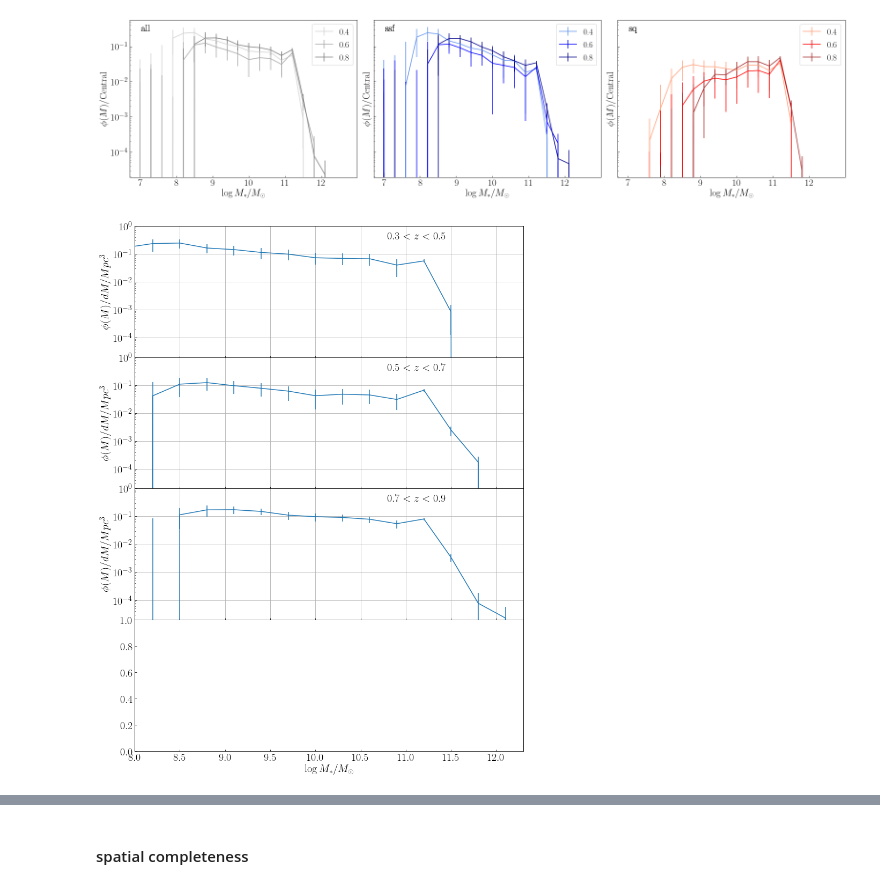
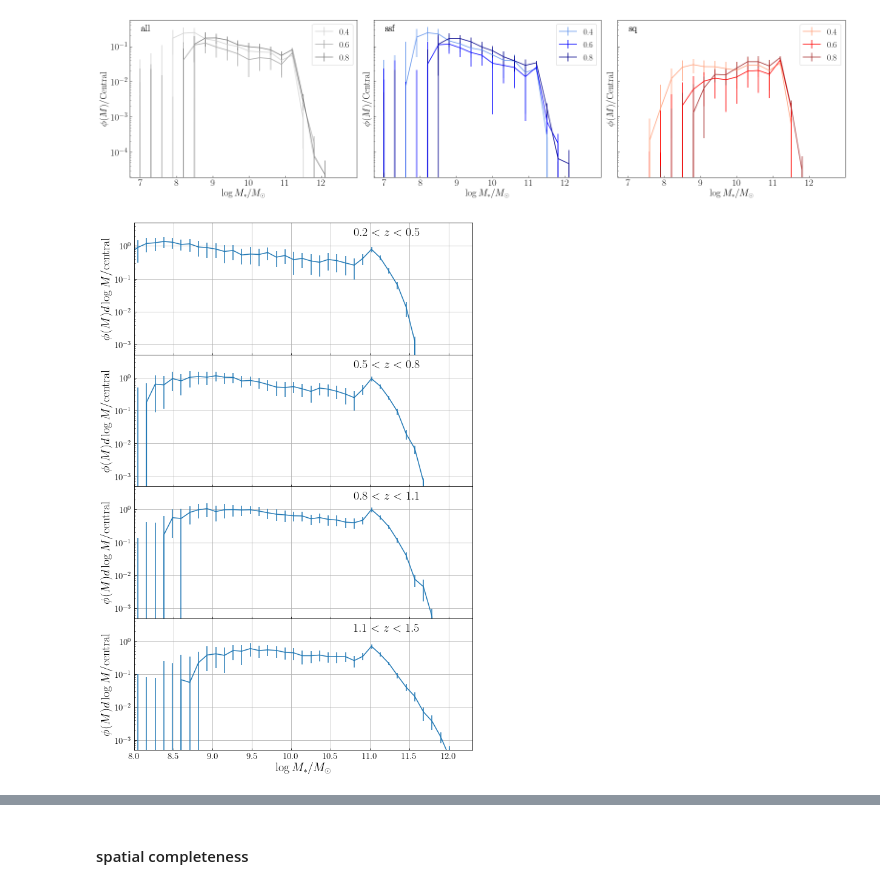
Before and after one commit to LejayChen/massive_gals, a Jupyter notebook: new_radial_distribution_2023.ipynb, the cells around one changed output, grey strips where cells are left out. Drawn from its saved outputs; the diff is of its cells as text; code cells hidden in the pictures.

```diff
--- a/new_radial_distribution_2023.ipynb
+++ b/new_radial_distribution_2023.ipynb
@@ -299,18 +372,18 @@ my mass function is lower --> maybe redshift problem --> use pcat redshifts -->
 #### Satellite SMF
 mass cut for central: 11.3
 # %%
-def combine_deep_smf(path, ssfq, affix, z):
+def combine_deep_smf(path, ssfq, affix, z, masscut_low='7.0',bin_number=50):
     counts_total = 0
-    smf_avg_total = np.zeros(20)
-    smf_inf_total = np.zeros(20)
-    smf_sup_total = np.zeros(20)
+    smf_avg_total = np.zeros(bin_number)
+    smf_inf_total = np.zeros(bin_number)
+    smf_sup_total = np.zeros(bin_number)
     for cat_name in ['COSMOS_deep','DEEP_deep','ELAIS_deep']:
-        smf = np.genfromtxt(path+'smf_'+cat_name+'_0.0_0.7_7.0_all_'+ssfq+'_'+z+'_'+affix+'.txt')
+        smf = np.genfromtxt(path+'smf_'+cat_name+'_0.0_0.7_'+masscut_low+'_all_'+ssfq+'_'+z+'_'+affix+'.txt')
 
         count = smf[0]
-        smf_avg = smf[1:21]
-        smf_inf = smf[21:41]
-        smf_sup = smf[41:61]
+        smf_avg = smf[1:bin_number+1]
+        smf_inf = smf[bin_number+1:2*bin_number+1]
+        smf_sup = smf[2*bin_number+1:3*bin_number+1]
 
         counts_total += count
         smf_avg_total += smf_avg * count
@@ -400,40 +578,44 @@ plt.tight_layout()
 # %%
 # plot SMF
 
-fig, axs = plt.subplots(4, 1, figsize = (13, 18),sharex=True)
+fig, axs = plt.subplots(4, 1, figsize = (10, 16),sharex=True,sharey=True)
 q_colors = ['lightsalmon','red','brown','maroon']
 sf_colors = ['cornflowerblue','blue','darkblue','midnightblue']
 all_colors  = ['lightgray','darkgray','gray','black']
 color_sets = [all_colors, sf_colors, q_colors]
 
+z_mins = [0.2,0.5,0.8,1.1]
+z_maxs = [0.5,0.8,1.1,1.5]
+
 num_bins = 50 # number of bin edges
-m_bin_left_edges = np.linspace(7.0, 13.0, num=21)[:-1]
+m_bin_left_edges = np.linspace(7.5, 13.0, num=num_bins+1)[:-1]
 ssfq='all'
 count_type = 'sat'
 
 fit_params = []
 fit_params_err = []
-for i,z in enumerate([0.4,0.6,0.8]):
-    n_centrals, smf_avg, smf_inf, smf_sup = combine_deep_smf('smf_pcat/test_smf_pcat_jan24/', ssfq, count_type, str(z))
-    axs[i].errorbar(m_bin_left_edges, smf_avg/n_centrals,yerr=[smf_avg-smf_inf,smf_sup-smf_avg]/n_centrals,label=str(z))
+for i,z in enumerate(z_mins):
+    n_centrals, smf_avg, smf_inf, smf_sup = combine_deep_smf('smf_pcat/test_smf_new_cat/', ssfq, count_type, str(z), masscut_low='7.5',bin_number=num_bins)
+    axs[i].errorbar(m_bin_left_edges, smf_avg,yerr=[smf_avg-smf_inf,smf_sup-smf_avg],label=str(z))
 
-    y_fitting = smf_avg/n_centrals
-    y_fitting_err = (smf_avg-smf_inf)/n_centrals
-    popt, pcov, chi2_ = fit_schechter_con(m_bin_left_edges, y_fitting, y_fitting_err, 4, -4, 0.2)
-    fit_params.append(popt)
-    fit_params_err.append(np.sqrt(np.diag(pcov)))
+#     y_fitting = smf_avg/n_centrals
+#     y_fitting_err = (smf_avg-smf_inf)/n_centrals
 
-    axs[i].set_ylabel('$\phi(M)/dM/Mpc^3$',fontsize=20)
+#     popt, pcov, chi2_ = fit_double_schechter_con(m_bin_left_edges, y_fitting*1e3, y_fitting_err, 5,-5,0.15,double_fit=False)
+#     fit_params.append(popt)
+#     fit_params_err.append(np.sqrt(np.diag(pcov)))
+
+    axs[i].set_ylabel('$\phi(M)d\log M/\mathrm{central}$',fontsize=20)
     axs[i].set_yscale('log')
     axs[i].set_xlim([8,12.3])
-    axs[i].set_ylim([2e-5,1])
-    axs[i].annotate('$'+str(round(z-0.1,1))+'<z<'+str(round(z+0.1,1))+'$',xy=([0.65,0.9]),xycoords='axes fraction',fontsize=20,color='k')
+    axs[i].set_ylim([5e-4,5])
+    axs[i].annotate('$'+str(round(z_mins[i],1))+'<z<'+str(round(z_maxs[i],1))+'$',xy=([0.65,0.9]),xycoords='axes fraction',fontsize=20,color='k')
     axs[i].grid(True)
 
 fig.subplots_adjust(wspace=0, hspace=0)
 axs[3].set_xlabel('$\log M_*/M_\odot$',fontsize=20)
 
 np.save('fit_param_sat_'+ssfq, np.array(fit_params))
 np.save('fit_param_err_sat_'+ssfq, np.array(fit_params_err))
 # %% [output]
-[figure, old version]
+[figure, new version]
```
Also changed, not shown: parts of 31 cells of this notebook, 4 other files.
